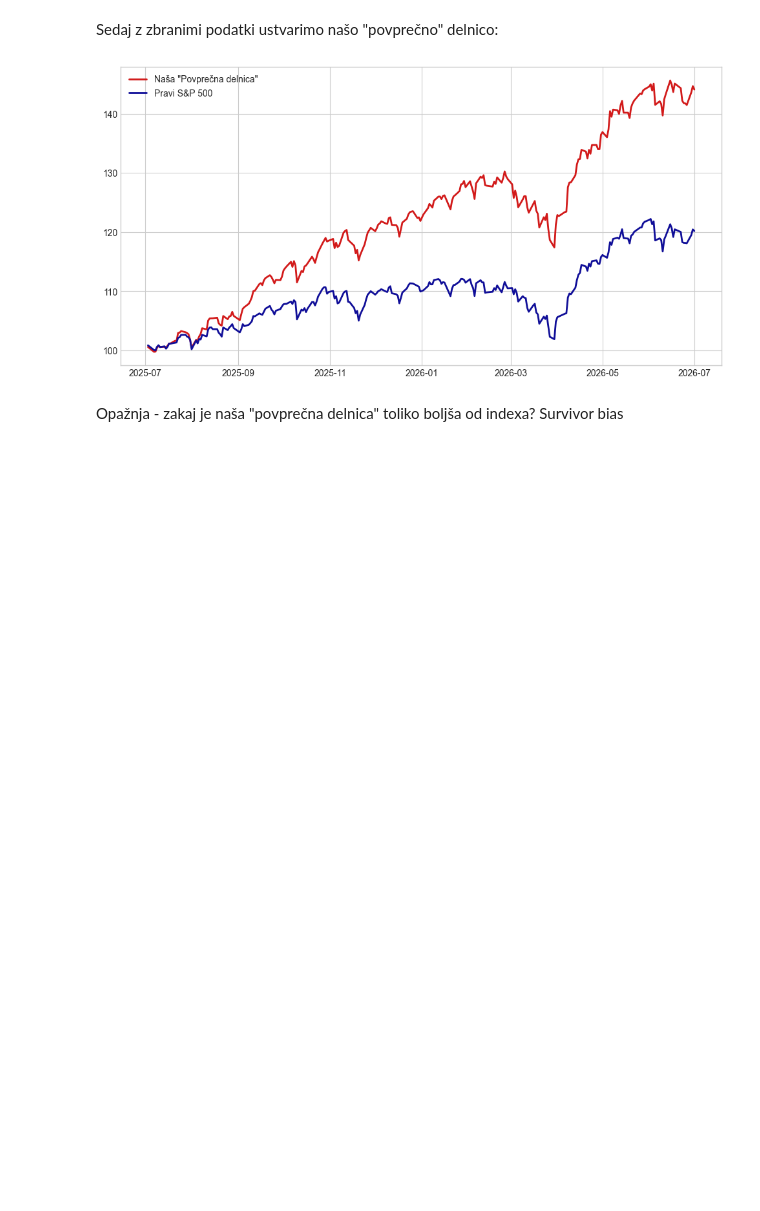
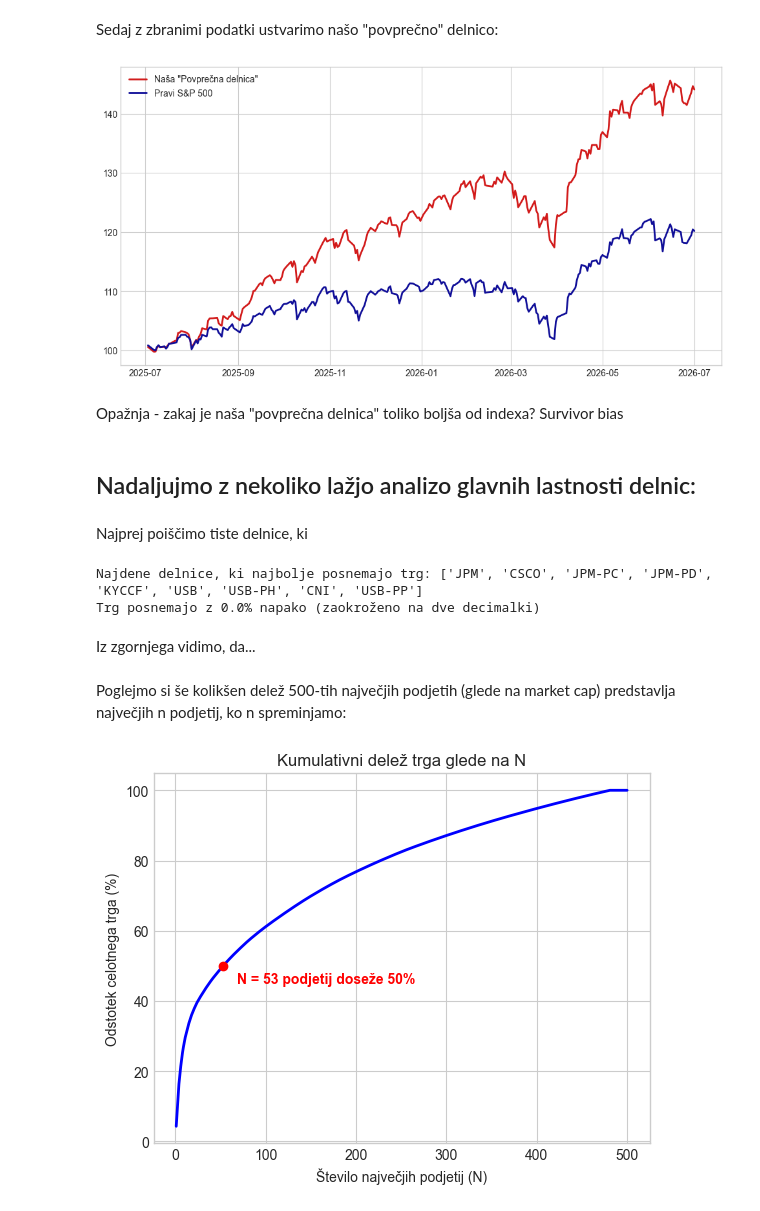
Before and after one commit to jureajdovec/Seminarska_naloga_UVP, a Jupyter notebook: analiza_delnic.ipynb, the cells around one changed output. Cells and saved outputs as stored; diff of their text form; code cells hidden in the pictures; blank space fills up the shorter version.

Commit message:
dodani dve celici v ipynb-delnice, ki aproksimirajo trg in analiza deležev največjih n podjetij

```diff
--- a/analiza_delnic.ipynb
+++ b/analiza_delnic.ipynb
@@ -206,3 +213,58 @@ plt.show()
 [figure]
 # %% [markdown]
 Opažnja - zakaj je naša "povprečna delnica" toliko boljša od indexa? Survivor bias
+# %% [markdown]
+## Nadaljujmo z nekoliko lažjo analizo glavnih lastnosti delnic:
+# %% [markdown]
+Najprej poiščimo tiste delnice, ki
+# %%
+beta_stolpec = PODATKI['beta']
+beta_stolpec
+
+def razlika_do_1(niz):
+    return abs(float(niz) - 1)
+
+razlika_beta = beta_stolpec.apply(razlika_do_1)
+
+najlizja_trgu = ''
+min_razlika = None
+
+for ticker, razlika in razlika_beta.items():
+    if min_razlika is None or razlika < min_razlika:
+        min_razlika = razlika
+        vsi_najblizji = [ticker]
+
+    elif razlika == min_razlika:
+        vsi_najblizji.append(ticker)
+
+print(f"Najdene delnice, ki najbolje posnemajo trg: {vsi_najblizji}")
+print(f"Trg posnemajo z {min_razlika * 100}% napako (zaokroženo na dve decimalki)")
+# %% [output]
+Najdene delnice, ki najbolje posnemajo trg: ['JPM', 'CSCO', 'JPM-PC', 'JPM-PD', 'KYCCF', 'USB', 'USB-PH', 'CNI', 'USB-PP']
+Trg posnemajo z 0.0% napako (zaokroženo na dve decimalki)
+# %% [markdown]
+Iz zgornjega vidimo, da...
+# %% [markdown]
+Poglejmo si še kolikšen delež 500-tih največjih podjetih (glede na market cap) predstavlja največjih n podjetij, ko n spreminjamo:
+# %%
+
+urejen_mcap = PODATKI["market_cap"].sort_values(ascending=False)
+
+kumulativni_procent = (urejen_mcap.cumsum() / urejen_mcap.sum()) * 100
+
+n_osi = np.arange(1, 501)
+
+# poiščemo tisti n, ki je prvi, pri katerem število podjetij predstavlja več kot 50% trga
+n_50 = len(kumulativni_procent[kumulativni_procent < 50]) + 1
+
+plt.plot(n_osi, kumulativni_procent, color="blue", linewidth=2)
+plt.title("Kumulativni delež trga glede na N")
+plt.xlabel("Število največjih podjetij (N)")
+plt.ylabel("Odstotek celotnega trga (%)")
+
+plt.scatter(n_50, 50, color="red", zorder=5)
+plt.text(n_50 + 15, 45, f"N = {n_50} podjetij doseže 50%", color="red", fontweight="bold")
+
+plt.show()
+# %% [output]
+[figure, added]
```
Also changed, not shown: parts of 2 cells of this notebook.
